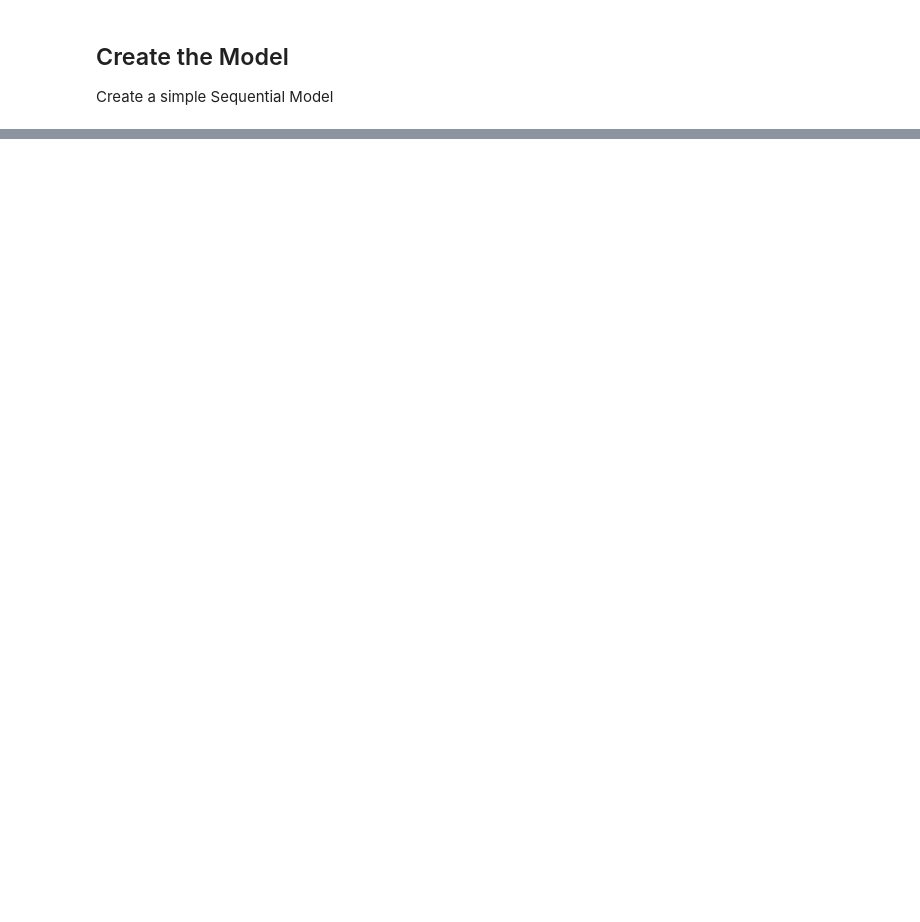
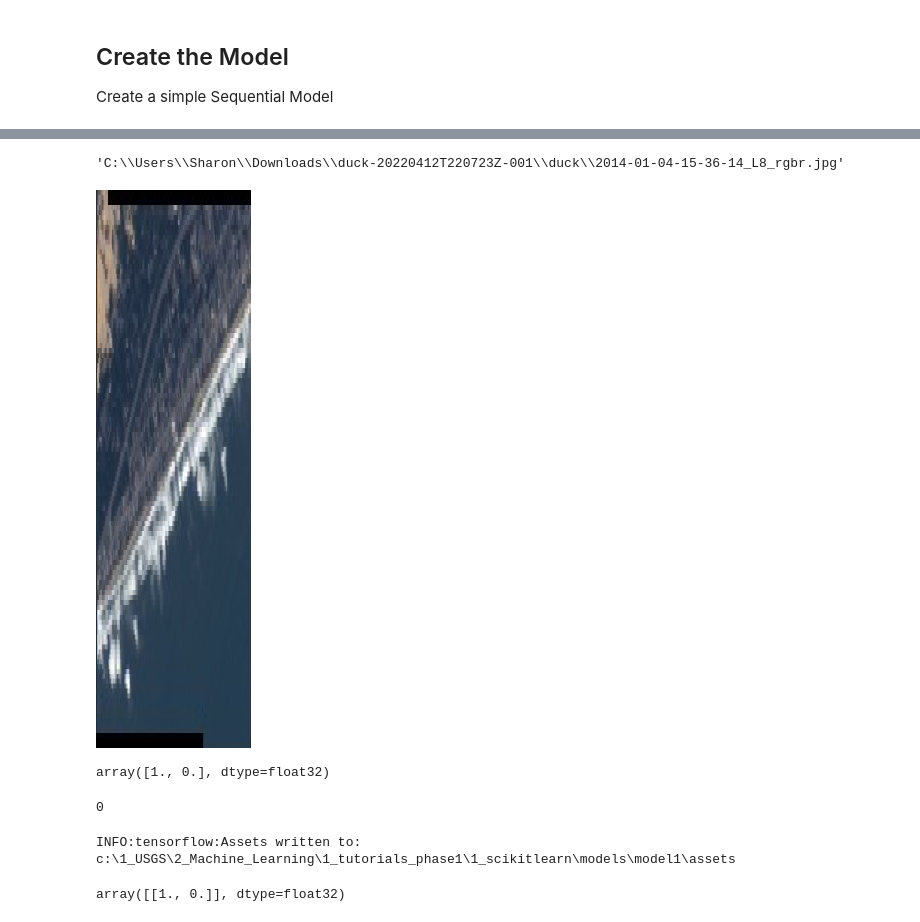
Before and after one commit to 2320sharon/Sniffer-Classifier, a Jupyter notebook: Sniffer Classification.ipynb, the cells around one changed output, grey strips where cells are left out. Drawn from its saved outputs; the diff is of its cells as text; code cells hidden in the pictures; blank space fills up the shorter version.

```diff
--- a/Sniffer Classification.ipynb
+++ b/Sniffer Classification.ipynb
@@ -263,0 +274,27 @@ Test accuracy: 0.8500000238418579
+# %%
+image_path=r"C:\Users\Sharon\Downloads\duck-20220412T220723Z-001\duck"+os.sep+"2014-01-04-15-36-14_L8_rgbr.jpg"
+image_path
+# %% [output]
+'C:\\Users\\Sharon\\Downloads\\duck-20220412T220723Z-001\\duck\\2014-01-04-15-36-14_L8_rgbr.jpg'
+# %%
+img = keras.preprocessing.image.load_img(
+    image_path, target_size=(900,250)
+)
+img
+# %% [output]
+[figure, added]
+# %%
+
+img_array = keras.preprocessing.image.img_to_array(img)
+img_array = tf.expand_dims(img_array, 0)  # Create batch axis
+
+predictions = model.predict(img_array)
+score = predictions[0]
+score
+# %% [output]
+array([1., 0.], dtype=float32)
+# %%
+label=score.argmax(axis=0)
+label
+# %% [output]
+0
@@ -264,3 +305,12 @@ Test accuracy: 0.8500000238418579
+# %%
+model_save_location=save_location+os.sep + "model1"
+model.save(model_save_location)
+# %% [output]
+INFO:tensorflow:Assets written to: c:\1_USGS\2_Machine_Learning\1_tutorials_phase1\1_scikitlearn\models\model1\assets
+# %%
+predictions
+# %% [output]
+array([[1., 0.]], dtype=float32)
 # %%
 # Write the test scores to a file
 import csv
```
Also changed, not shown: parts of 10 cells of this notebook, 6 other files.
